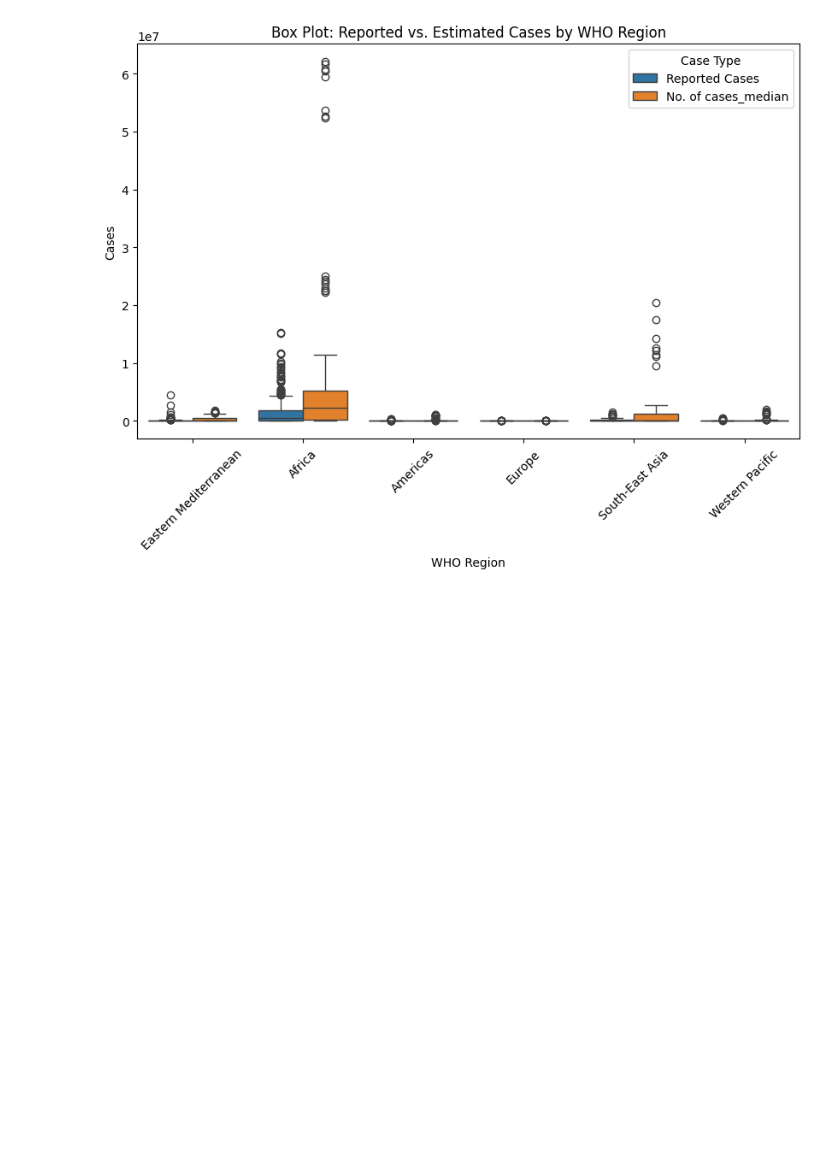
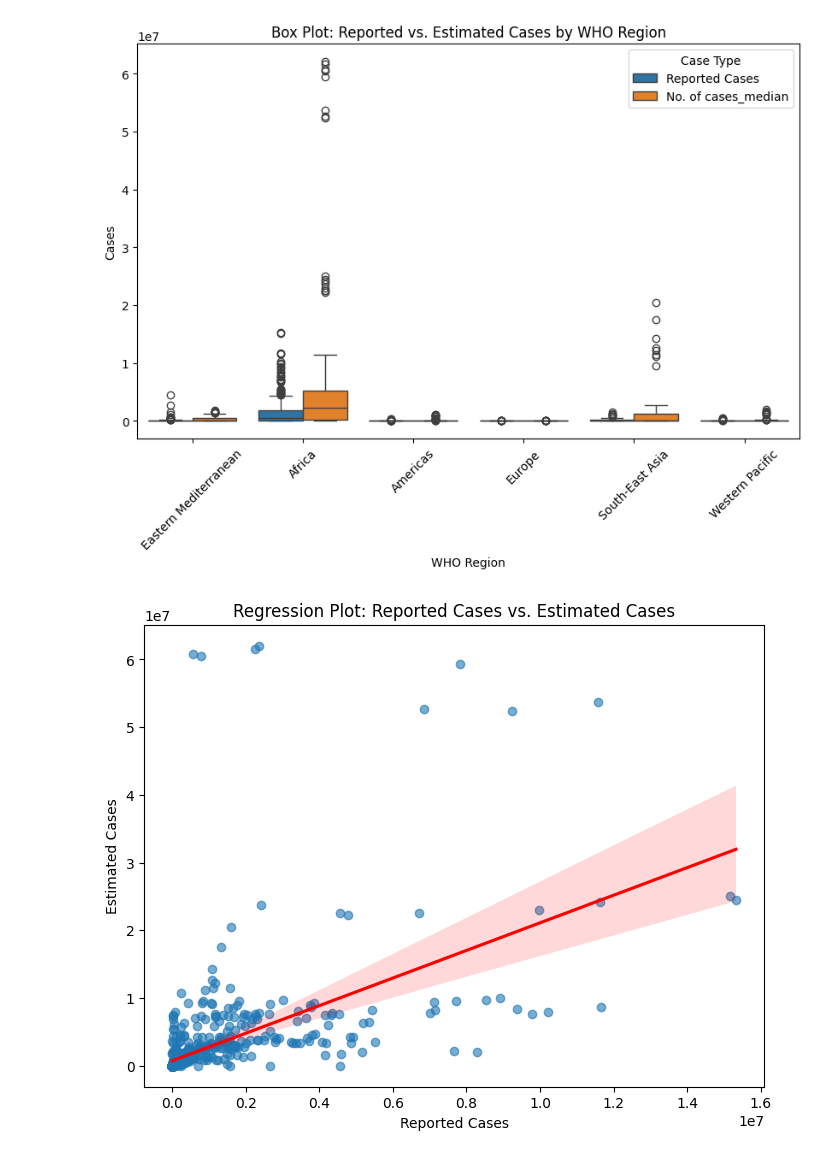
Before and after one commit to UmmH3/malaria-health, a Jupyter notebook: jupyter_notebooks/Visualisation.ipynb, the cells around one changed output. Cells and saved outputs as stored; diff of their text form; code cells hidden in the pictures; blank space fills up the shorter version.

```diff
--- a/jupyter_notebooks/Visualisation.ipynb
+++ b/jupyter_notebooks/Visualisation.ipynb
@@ -47,3 +72,13 @@ plt.legend(title="Case Type")
 plt.show()
 # %% [output]
 [figure]
+# %%
+#  Regression Plot: Reported Cases vs. Estimated Cases
+plt.figure(figsize=(8, 6))
+sns.regplot(x=df_merged['Reported Cases'], y=df_merged['No. of cases_median'], scatter_kws={'alpha':0.6}, line_kws={'color':'red'})
+plt.xlabel("Reported Cases")
+plt.ylabel("Estimated Cases")
+plt.title("Regression Plot: Reported Cases vs. Estimated Cases")
+plt.show()
+# %% [output]
+[figure, added]
```
Also changed, not shown: parts of 6 cells of this notebook.
